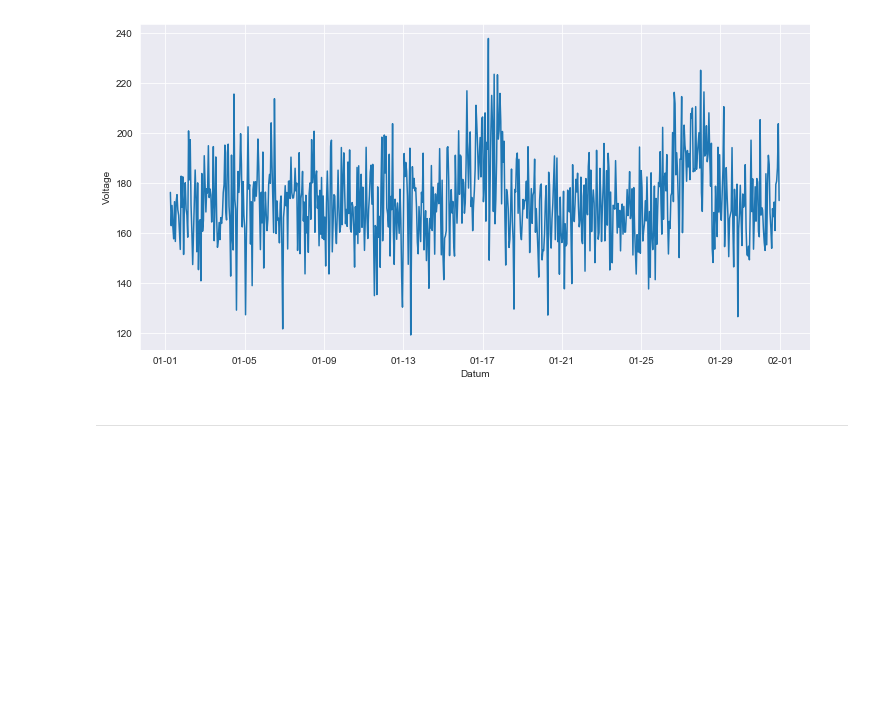
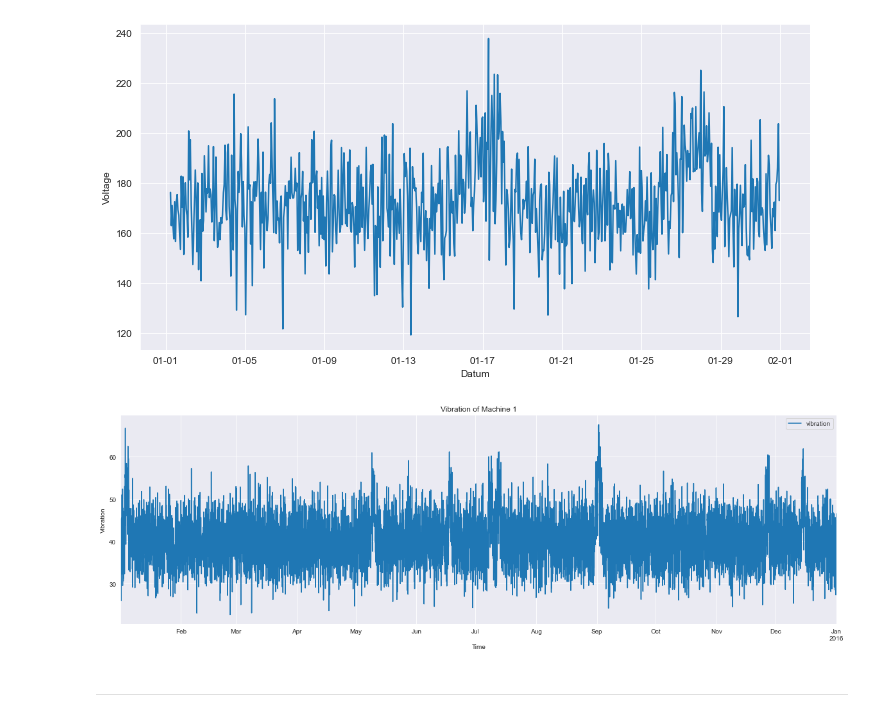
Before and after one commit to Intux404/Predictive_Maintenance, a Jupyter notebook: Visualisaties (Rob).ipynb, the cells around one changed output. Saved outputs shown, nothing was run; the diff lists cells and outputs as text; code cells hidden in the pictures; blank space fills up the shorter version.

```diff
--- a/Visualisaties (Rob).ipynb
+++ b/Visualisaties (Rob).ipynb
@@ -68,6 +68,18 @@ plt.xlabel('Datum')
 # %% [output]
 Text(0.5, 0, 'Datum')
 [figure]
+# %%
+def plot_ts(series, figsize=(20, 6), title=None, xlabel="", ylabel=""):
+    series.plot(figsize=figsize, title=title)
+    plt.xlabel(xlabel)
+    plt.ylabel(ylabel)
+    plt.show()
+
+df_vib_machine_1 = telemetry_df[
+    telemetry_df.machineID == 1][["datetime", "vibration"]].set_index("datetime")
+plot_ts(df_vib_machine_1, title="Vibration of Machine 1", xlabel="Time", ylabel="Vibration")
+# %% [output]
+[figure, added]
 # %% [markdown]
 ---
 # %% [markdown]
```
Also changed, not shown: parts of 26 cells of this notebook.
